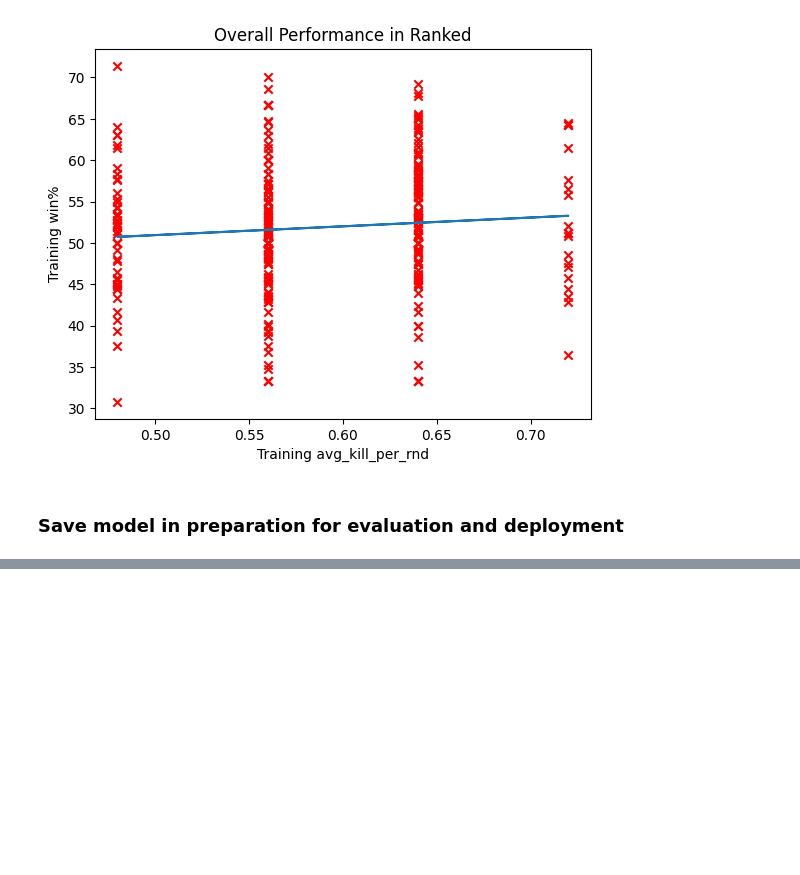
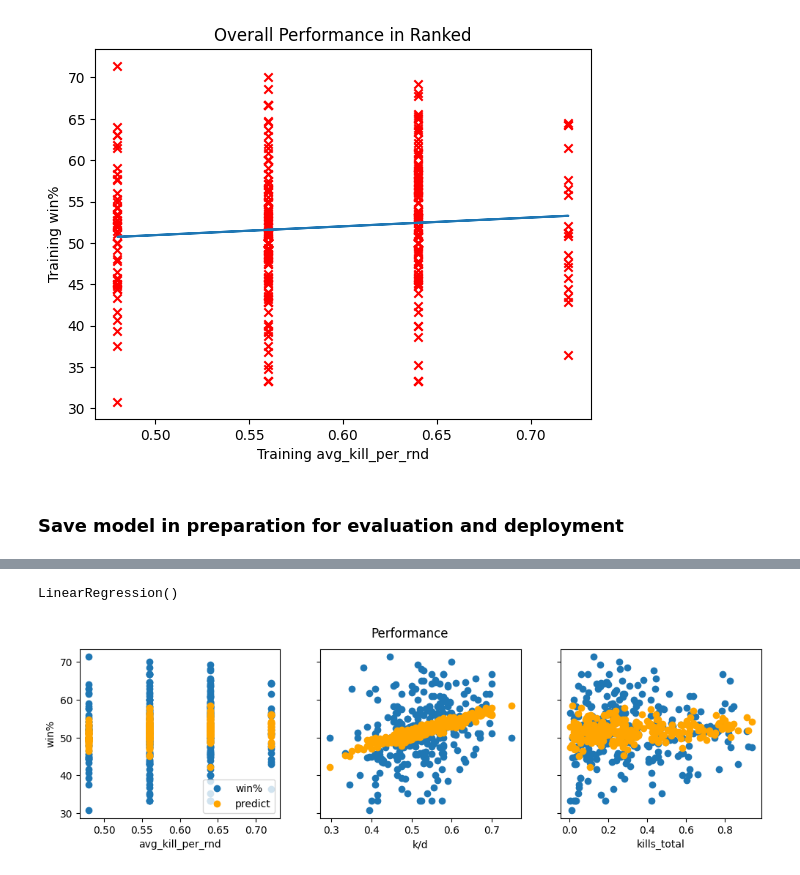
Before and after one commit to TempeHS/2026SE_MLOOPs_Gerrard.F, a Jupyter notebook: 2. Model_Development/2.3.Model_Training/2.3.2.Linear_Regression.ipynb, the cells around one changed output, grey strips where cells are left out. Cells and saved outputs as stored; diff of their text form; code cells hidden in the pictures; blank space fills up the shorter version.

```diff
--- a/2. Model_Development/2.3.Model_Training/2.3.2.Linear_Regression.ipynb
+++ b/2. Model_Development/2.3.Model_Training/2.3.2.Linear_Regression.ipynb
@@ -87,0 +120,21 @@ pickle.dump(my_model, open("../2.4.Model_Testing_and_Evaluation/" + filename, "w
+# %%
+# Instantiate model
+my_model = LinearRegression()
+# Fit the model to the data
+my_model.fit(x, y)
+# %% [output]
+LinearRegression()
+# %%
+# scatter plot predictions and targets vs original features
+y_pred = my_model.predict(x)
+fig, ax = plt.subplots(1, len(x_name), figsize=(12, 3), sharey=True)
+for i in range(len(ax)):
+    ax[i].scatter(x[:, i], y, label="win%")
+    ax[i].set_xlabel(x_name[i])
+    ax[i].scatter(x[:, i], y_pred, color="orange", label="predict")
+ax[0].set_ylabel("win%")
+ax[0].legend()
+fig.suptitle("Performance")
+plt.show()
+# %% [output]
+[figure, added]
```
Also changed, not shown: parts of 5 cells of this notebook, 5 other files.
